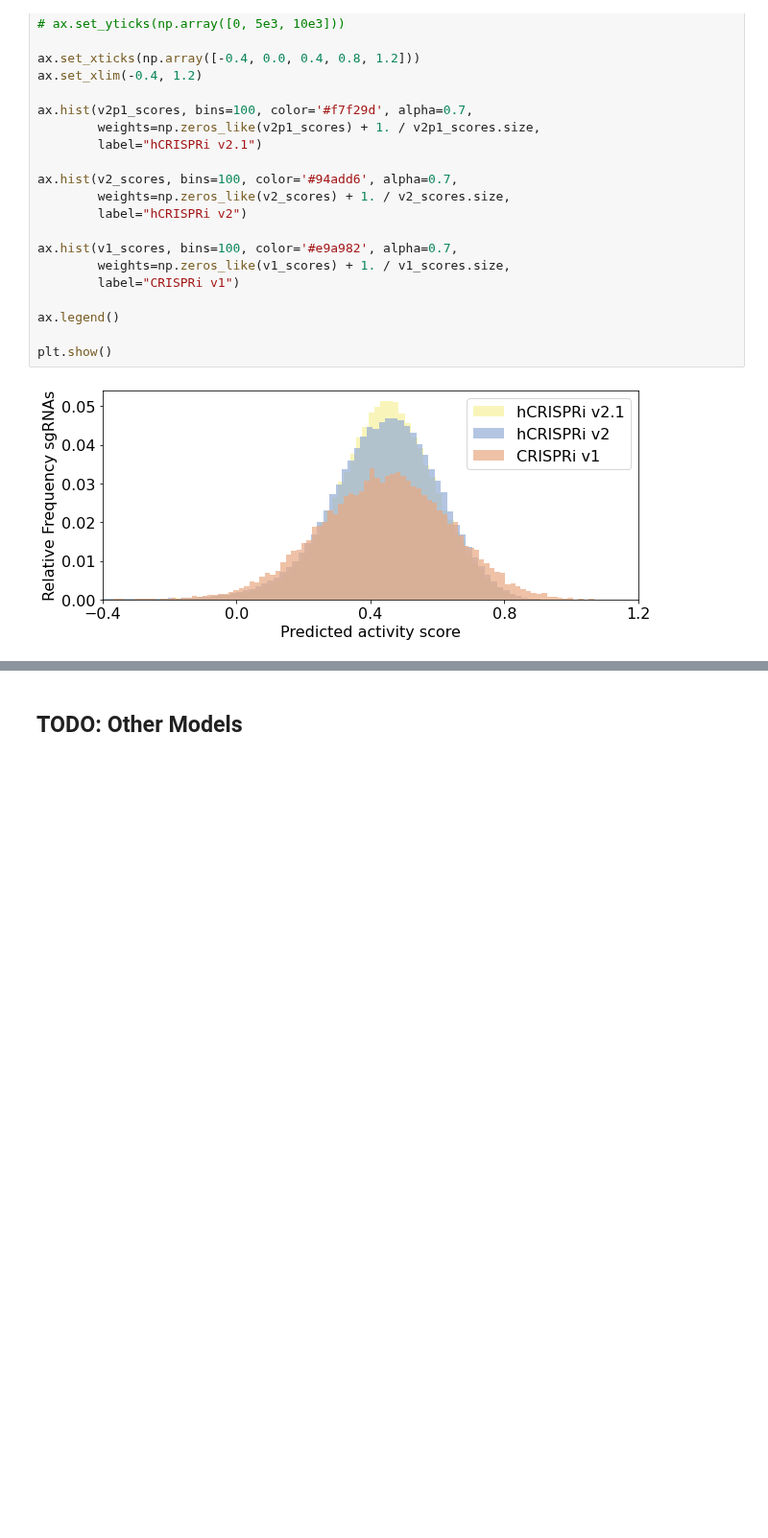
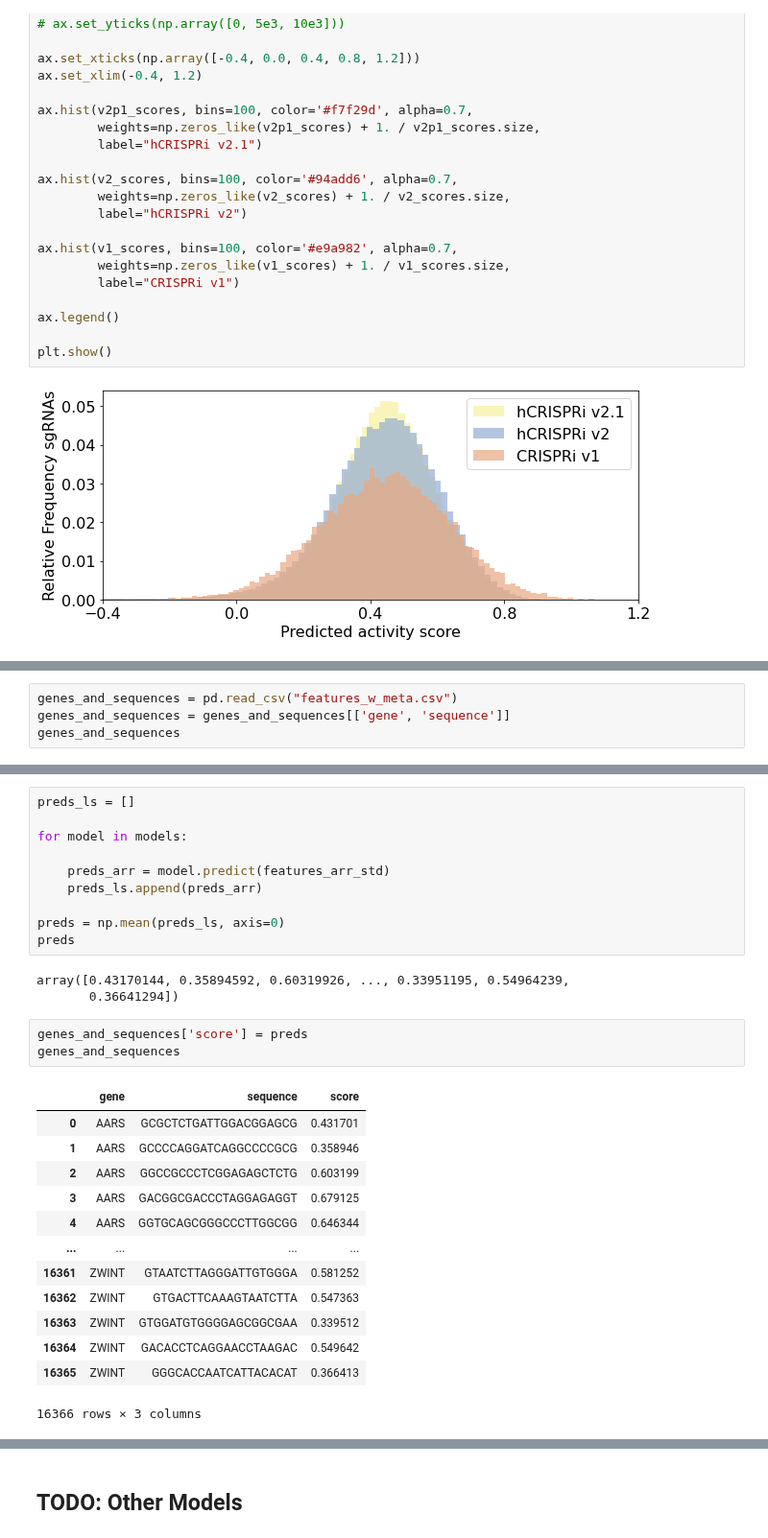
Before and after one commit to AnthonyHein/QCB455Project, a Jupyter notebook: Fitting.ipynb, the cells around one changed output, grey strips where cells are left out. Shown at 96% size. Drawn from its saved outputs; the diff is of its cells as text; blank space fills up the shorter version.

```diff
--- a/Fitting.ipynb
+++ b/Fitting.ipynb
@@ -573,0 +576,4 @@ plt.show()
+# %%
+genes_and_sequences = pd.read_csv("features_w_meta.csv")
+genes_and_sequences = genes_and_sequences[['gene', 'sequence']]
+genes_and_sequences
@@ -573,0 +594,30 @@ plt.show()
+# %%
+preds_ls = []
+
+for model in models:
+
+    preds_arr = model.predict(features_arr_std)
+    preds_ls.append(preds_arr)
+
+preds = np.mean(preds_ls, axis=0)
+preds
+# %% [output]
+array([0.43170144, 0.35894592, 0.60319926, ..., 0.33951195, 0.54964239,
+       0.36641294])
+# %%
+genes_and_sequences['score'] = preds
+genes_and_sequences
+# %% [output]
+|  | gene | sequence | score |
+| 0 | AARS | GCGCTCTGATTGGACGGAGCG | 0.431701 |
+| 1 | AARS | GCCCCAGGATCAGGCCCCGCG | 0.358946 |
+| 2 | AARS | GGCCGCCCTCGGAGAGCTCTG | 0.603199 |
+| 3 | AARS | GACGGCGACCCTAGGAGAGGT | 0.679125 |
+| 4 | AARS | GGTGCAGCGGGCCCTTGGCGG | 0.646344 |
+| ... | ... | ... | ... |
+| 16361 | ZWINT | GTAATCTTAGGGATTGTGGGA | 0.581252 |
+| 16362 | ZWINT | GTGACTTCAAAGTAATCTTA | 0.547363 |
+| 16363 | ZWINT | GTGGATGTGGGGAGCGGCGAA | 0.339512 |
+| 16364 | ZWINT | GACACCTCAGGAACCTAAGAC | 0.549642 |
+| 16365 | ZWINT | GGGCACCAATCATTACACAT | 0.366413 |
+16366 rows × 3 columns
```
Also changed, not shown: parts of 5 cells of this notebook, 1 other file.
